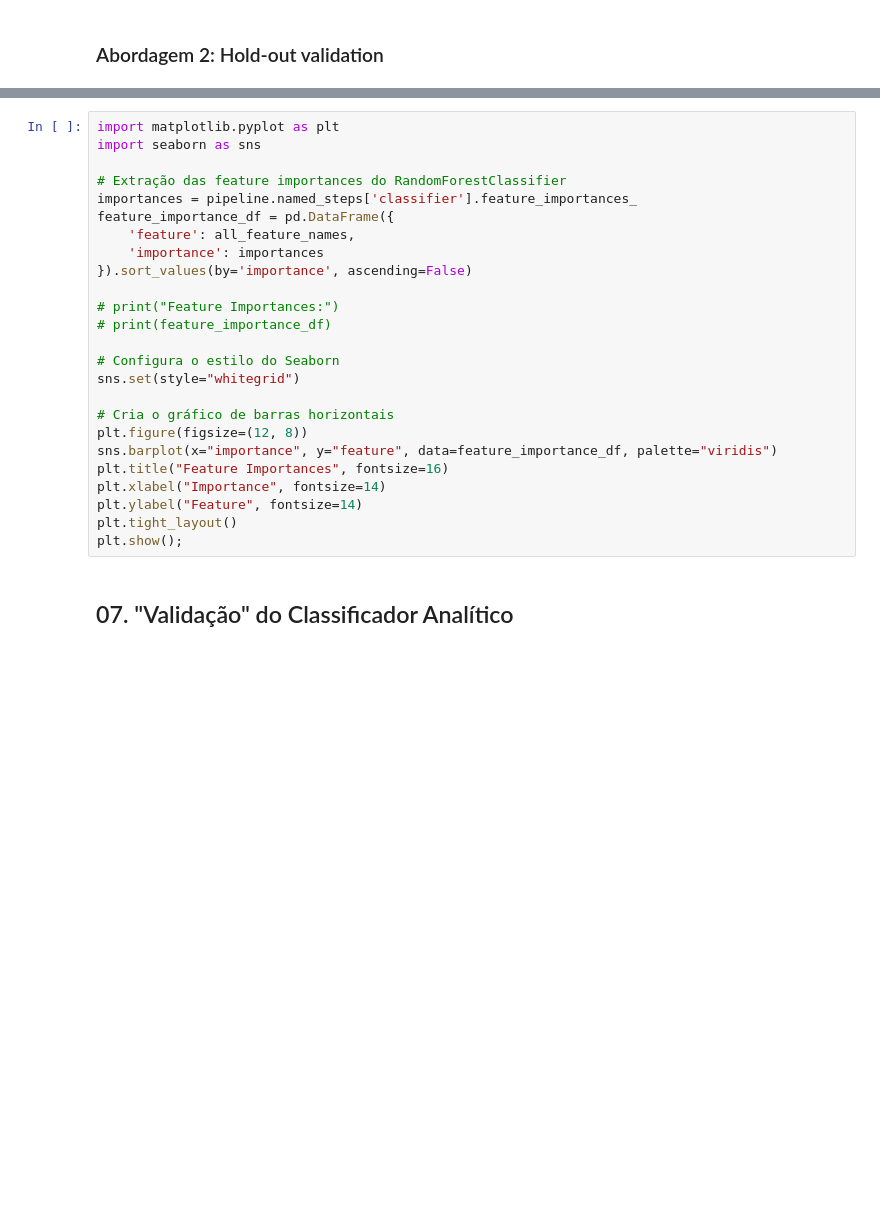
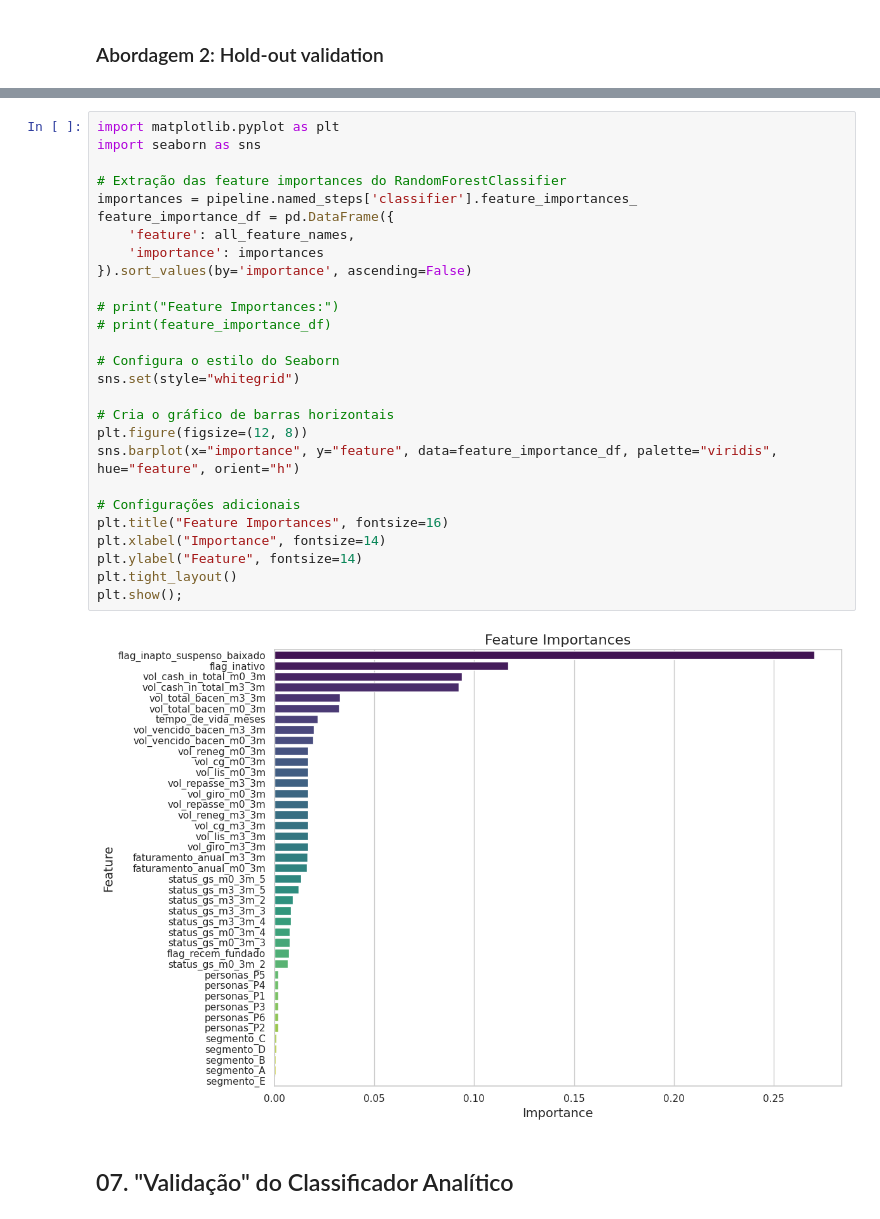
Before and after one commit to victorhss21/CSV_to_PARQUET, a Jupyter notebook: tbl_sintetica_haka_claude.ipynb, the cells around one changed output, grey strips where cells are left out. Saved outputs shown, nothing was run; the diff lists cells and outputs as text; blank space fills up the shorter version.

```diff
--- a/tbl_sintetica_haka_claude.ipynb
+++ b/tbl_sintetica_haka_claude.ipynb
@@ -1508,28 +1511,32 @@ Categorical features: ['segmento', 'personas', 'status_gs_m0_3m', 'status_gs_m3_
 # %%
 import matplotlib.pyplot as plt
 import seaborn as sns
 
 # Extração das feature importances do RandomForestClassifier
 importances = pipeline.named_steps['classifier'].feature_importances_
 feature_importance_df = pd.DataFrame({
     'feature': all_feature_names,
     'importance': importances
 }).sort_values(by='importance', ascending=False)
 
 # print("Feature Importances:")
 # print(feature_importance_df)
 
 # Configura o estilo do Seaborn
 sns.set(style="whitegrid")
 
 # Cria o gráfico de barras horizontais
 plt.figure(figsize=(12, 8))
-sns.barplot(x="importance", y="feature", data=feature_importance_df, palette="viridis")
+sns.barplot(x="importance", y="feature", data=feature_importance_df, palette="viridis", hue="feature", orient="h")
+
+# Configurações adicionais
 plt.title("Feature Importances", fontsize=16)
 plt.xlabel("Importance", fontsize=14)
 plt.ylabel("Feature", fontsize=14)
 plt.tight_layout()
 plt.show();
+# %% [output]
+[figure, added]
 # %% [markdown]
 ## 07. "Validação" do Classificador Analítico
 # %% [markdown]
```
Also changed, not shown: parts of 2 cells of this notebook.
